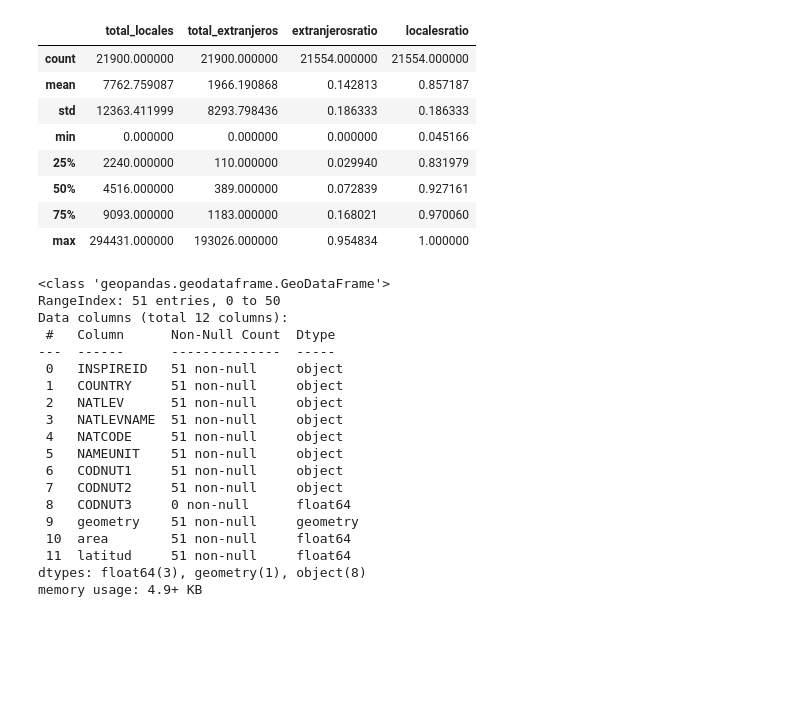
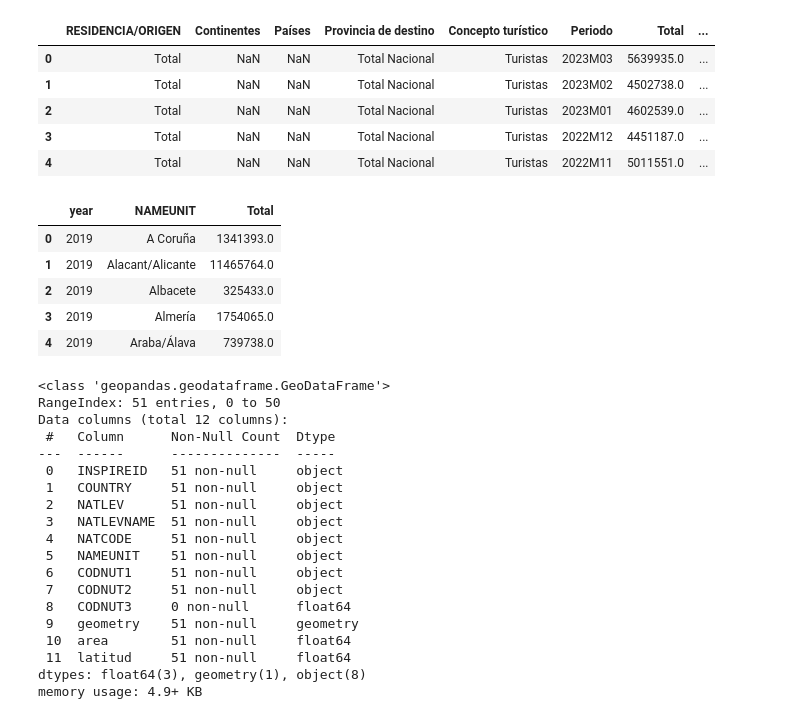
Before and after one commit to igrodfer/PID, a Jupyter notebook: trabajo2/turistas.ipynb, the cells around one changed output. Saved outputs shown, nothing was run; the diff lists cells and outputs as text; code cells hidden in the pictures; blank space fills up the shorter version.

```diff
--- a/trabajo2/turistas.ipynb
+++ b/trabajo2/turistas.ipynb
@@ -51,12 +45,0 @@ turistas_ratio["localesratio"] = 1 - turistas_ratio["extranjerosratio"]
-# %%
-turistas_ratio.describe()
-# %% [output]
-|  | total_locales | total_extranjeros | extranjerosratio | localesratio |
-| count | 21900.000000 | 21900.000000 | 21554.000000 | 21554.000000 |
-| mean | 7762.759087 | 1966.190868 | 0.142813 | 0.857187 |
-| std | 12363.411999 | 8293.798436 | 0.186333 | 0.186333 |
-| min | 0.000000 | 0.000000 | 0.000000 | 0.045166 |
-| 25% | 2240.000000 | 110.000000 | 0.029940 | 0.831979 |
-| 50% | 4516.000000 | 389.000000 | 0.072839 | 0.927161 |
-| 75% | 9093.000000 | 1183.000000 | 0.168021 | 0.970060 |
-| max | 294431.000000 | 193026.000000 | 0.954834 | 1.000000 |
@@ -65,0 +46,9 @@ pernoctaciones = turistas[turistas["Viajeros y pernoctaciones"] == "Pernoctacion
+# %%
+turistas.head()
+# %% [output]
+|  | RESIDENCIA/ORIGEN | Continentes | Países | Provincia de destino | Concepto turístico | Periodo | Total | ... |
+| 0 | Total | NaN | NaN | Total Nacional | Turistas | 2023M03 | 5639935.0 | ... |
+| 1 | Total | NaN | NaN | Total Nacional | Turistas | 2023M02 | 4502738.0 | ... |
+| 2 | Total | NaN | NaN | Total Nacional | Turistas | 2023M01 | 4602539.0 | ... |
+| 3 | Total | NaN | NaN | Total Nacional | Turistas | 2022M12 | 4451187.0 | ... |
+| 4 | Total | NaN | NaN | Total Nacional | Turistas | 2022M11 | 5011551.0 | ... |
@@ -66 +58,10 @@ pernoctaciones = turistas[turistas["Viajeros y pernoctaciones"] == "Pernoctacion
+# %%
+viajeros.head()
+# %% [output]
+|  | year | NAMEUNIT | Total |
+| 0 | 2019 | A Coruña | 1341393.0 |
+| 1 | 2019 | Alacant/Alicante | 11465764.0 |
+| 2 | 2019 | Albacete | 325433.0 |
+| 3 | 2019 | Almería | 1754065.0 |
+| 4 | 2019 | Araba/Álava | 739738.0 |
 # %%
```
Also changed, not shown: parts of 17 cells of this notebook, 3 other files.
